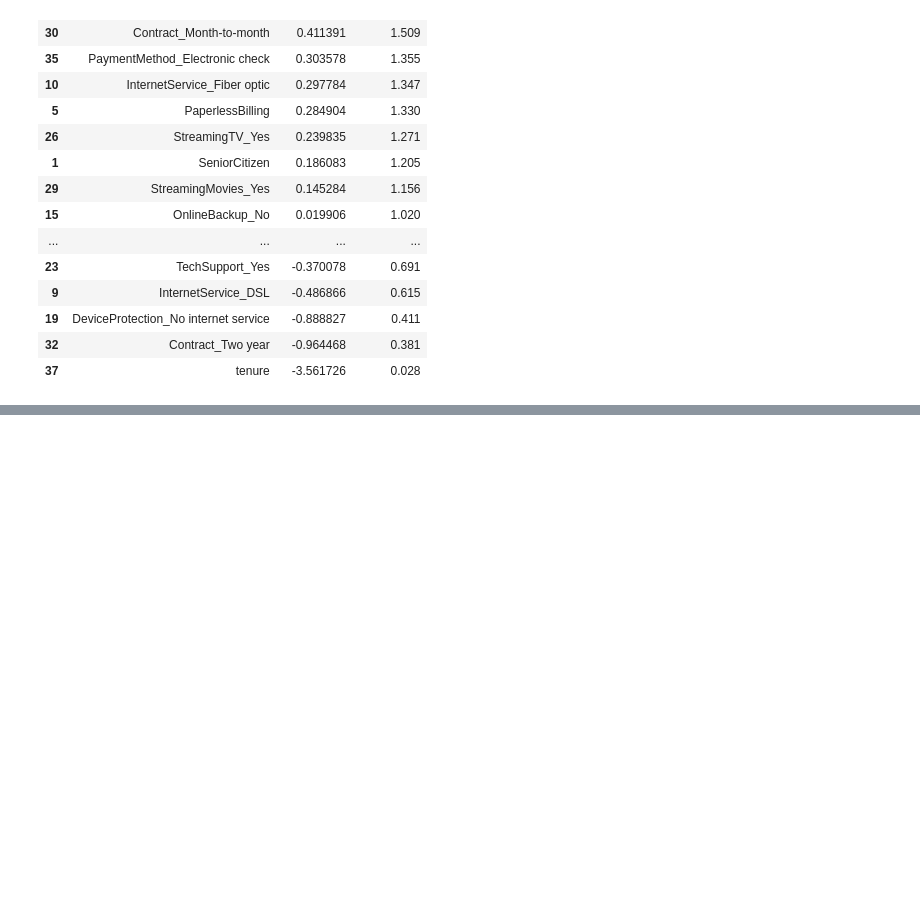
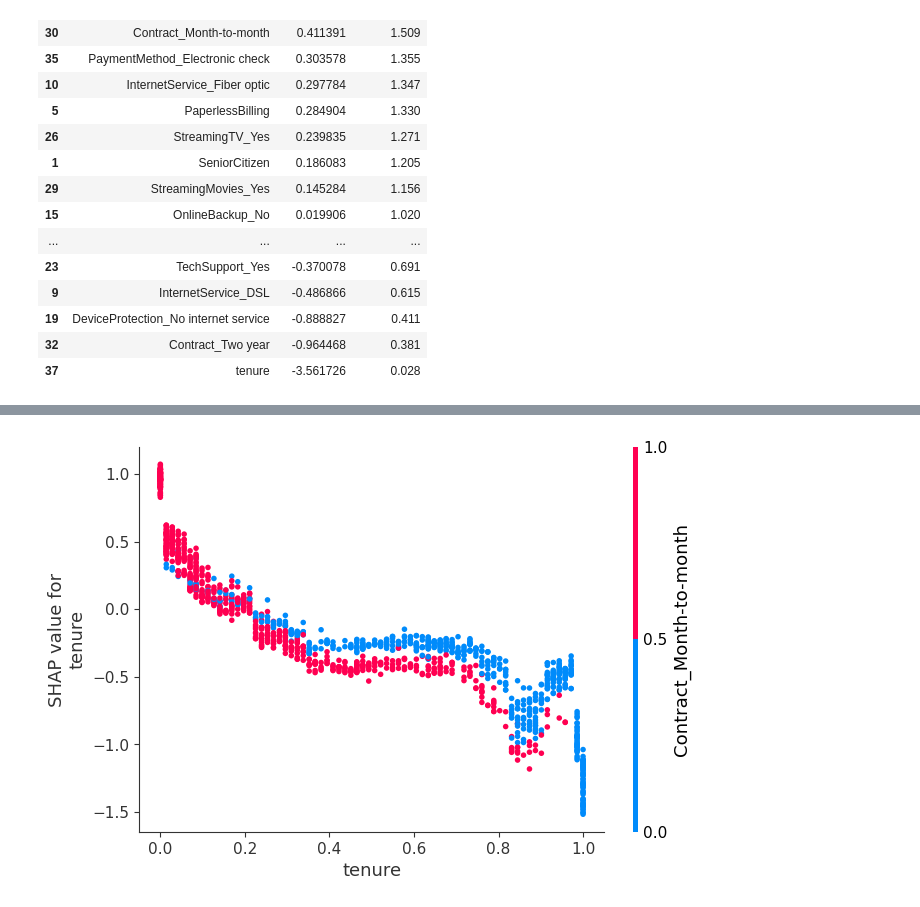
Before and after one commit to marsstr8n/Customer-Churn-Predictor, a Jupyter notebook: notebooks/eda_modelling_2nd_stage.ipynb, the cells around one changed output, grey strips where cells are left out. Cells and saved outputs as stored; diff of their text form; code cells hidden in the pictures; blank space fills up the shorter version.

```diff
--- a/notebooks/eda_modelling_2nd_stage.ipynb
+++ b/notebooks/eda_modelling_2nd_stage.ipynb
@@ -566,0 +661,5 @@ coefficients
+# %%
+# shap dependence plot
+shap.dependence_plot("tenure", shap_values, X_test)
+# %% [output]
+[figure, added]
```
Also changed, not shown: parts of 16 cells of this notebook, 7 other files.
